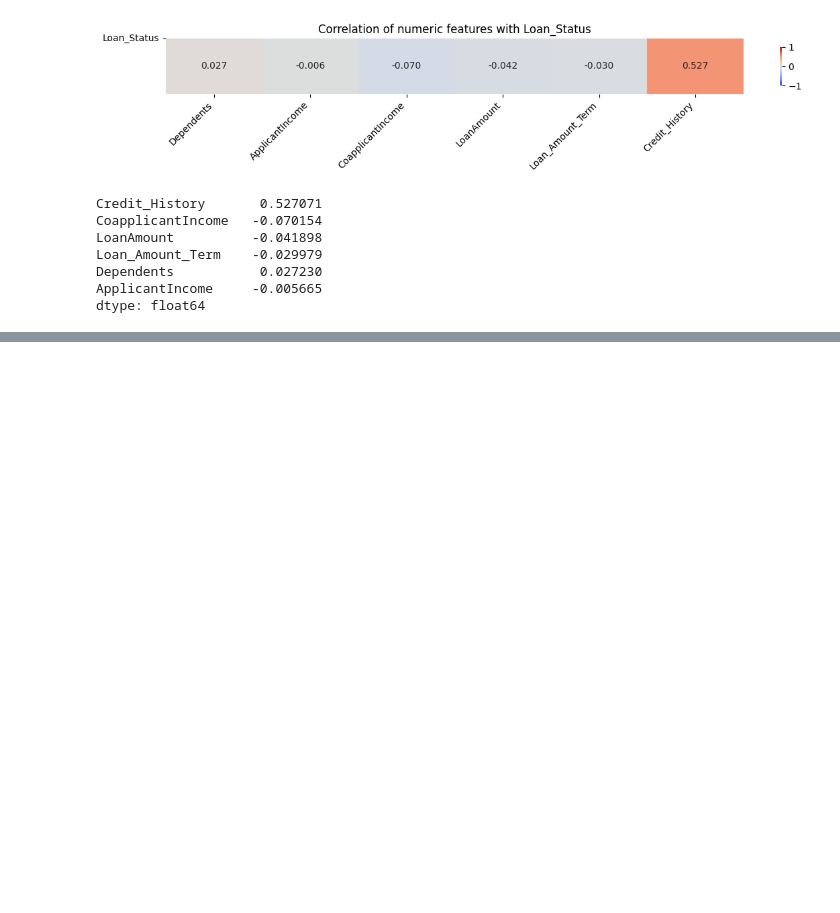
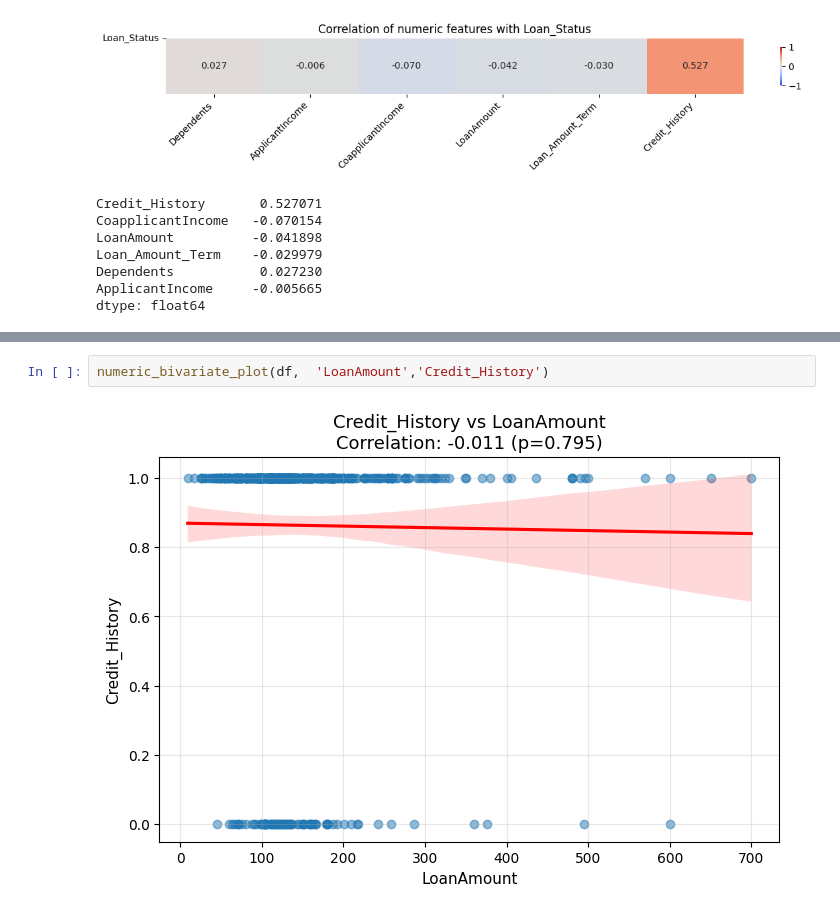
Before and after one commit to KudoroEsther/Files_Backend, a Jupyter notebook: HomeLoan.ipynb, the cells around one changed output, grey strips where cells are left out. Cells and saved outputs as stored; diff of their text form; blank space fills up the shorter version.

```diff
--- a/HomeLoan.ipynb
+++ b/HomeLoan.ipynb
@@ -513,0 +547,4 @@ def numeric_bivariate_plot(df, x_col, y_col):
+# %%
+numeric_bivariate_plot(df,  'LoanAmount','Credit_History')
+# %% [output]
+[figure, added]
```
Also changed, not shown: parts of 4 cells of this notebook.
